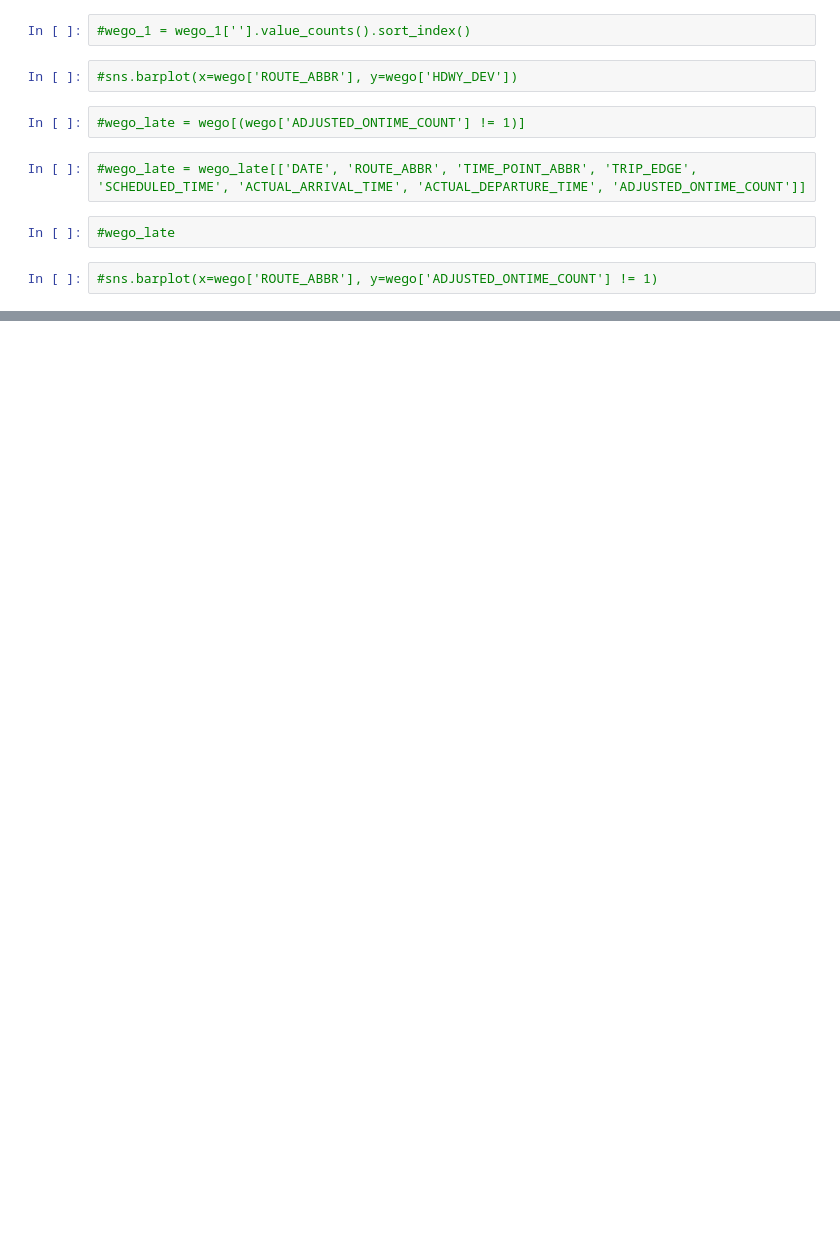
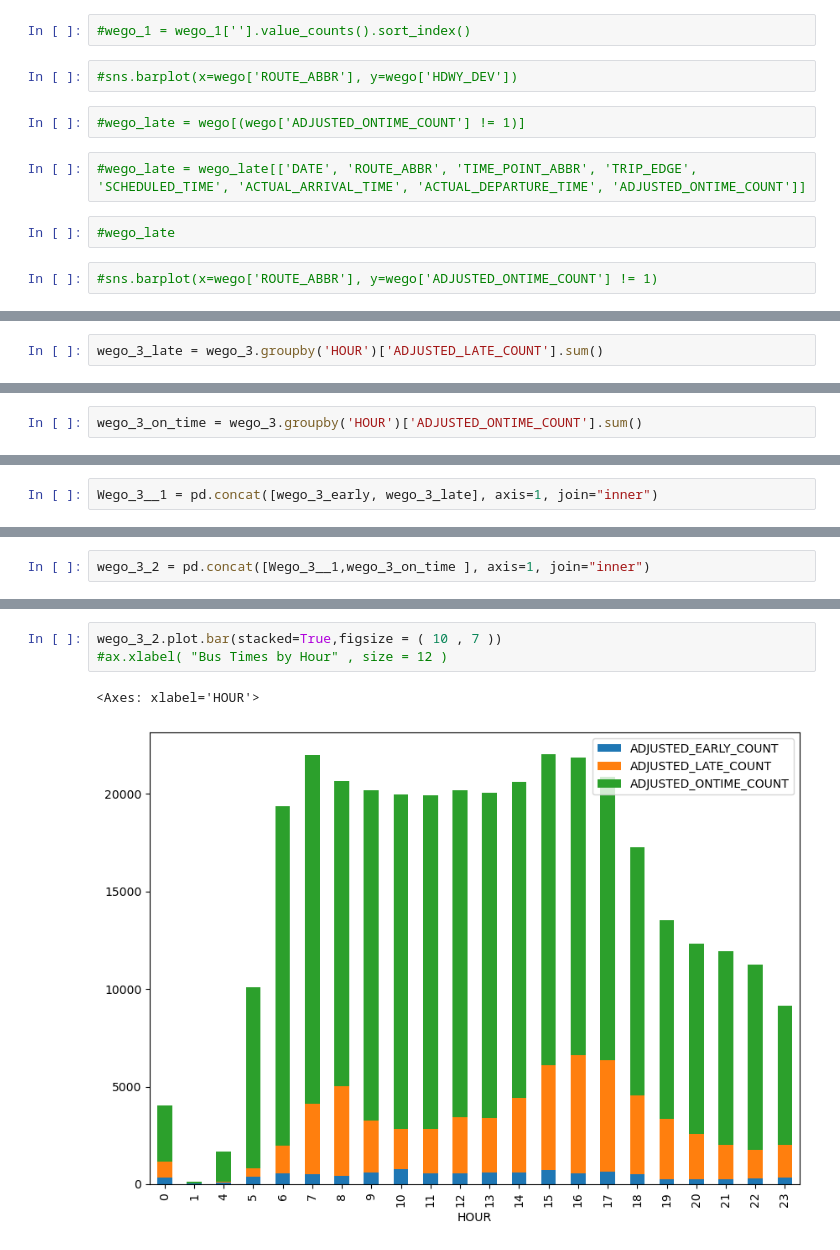
Before and after one commit to NSS-Data-Analytics-Cohort-12/wego-python-da12-javascript-express, a Jupyter notebook: notebooks/wego_project_gt.ipynb, the cells around one changed output, grey strips where cells are left out. Cells and saved outputs as stored; diff of their text form; blank space fills up the shorter version.

```diff
--- a/notebooks/wego_project_gt.ipynb
+++ b/notebooks/wego_project_gt.ipynb
@@ -204,0 +384,2 @@ wego_1
+# %%
+wego_3_late = wego_3.groupby('HOUR')['ADJUSTED_LATE_COUNT'].sum()
@@ -204,0 +406,2 @@ wego_1
+# %%
+wego_3_on_time = wego_3.groupby('HOUR')['ADJUSTED_ONTIME_COUNT'].sum()
@@ -204,0 +428,2 @@ wego_1
+# %%
+Wego_3__1 = pd.concat([wego_3_early, wego_3_late], axis=1, join="inner")
@@ -204,0 +451,2 @@ wego_1
+# %%
+wego_3_2 = pd.concat([Wego_3__1,wego_3_on_time ], axis=1, join="inner")
@@ -204,0 +474,6 @@ wego_1
+# %%
+wego_3_2.plot.bar(stacked=True,figsize = ( 10 , 7 ))
+#ax.xlabel( "Bus Times by Hour" , size = 12 )
+# %% [output]
+<Axes: xlabel='HOUR'>
+[figure, added]
```
Also changed, not shown: parts of 71 cells of this notebook.
